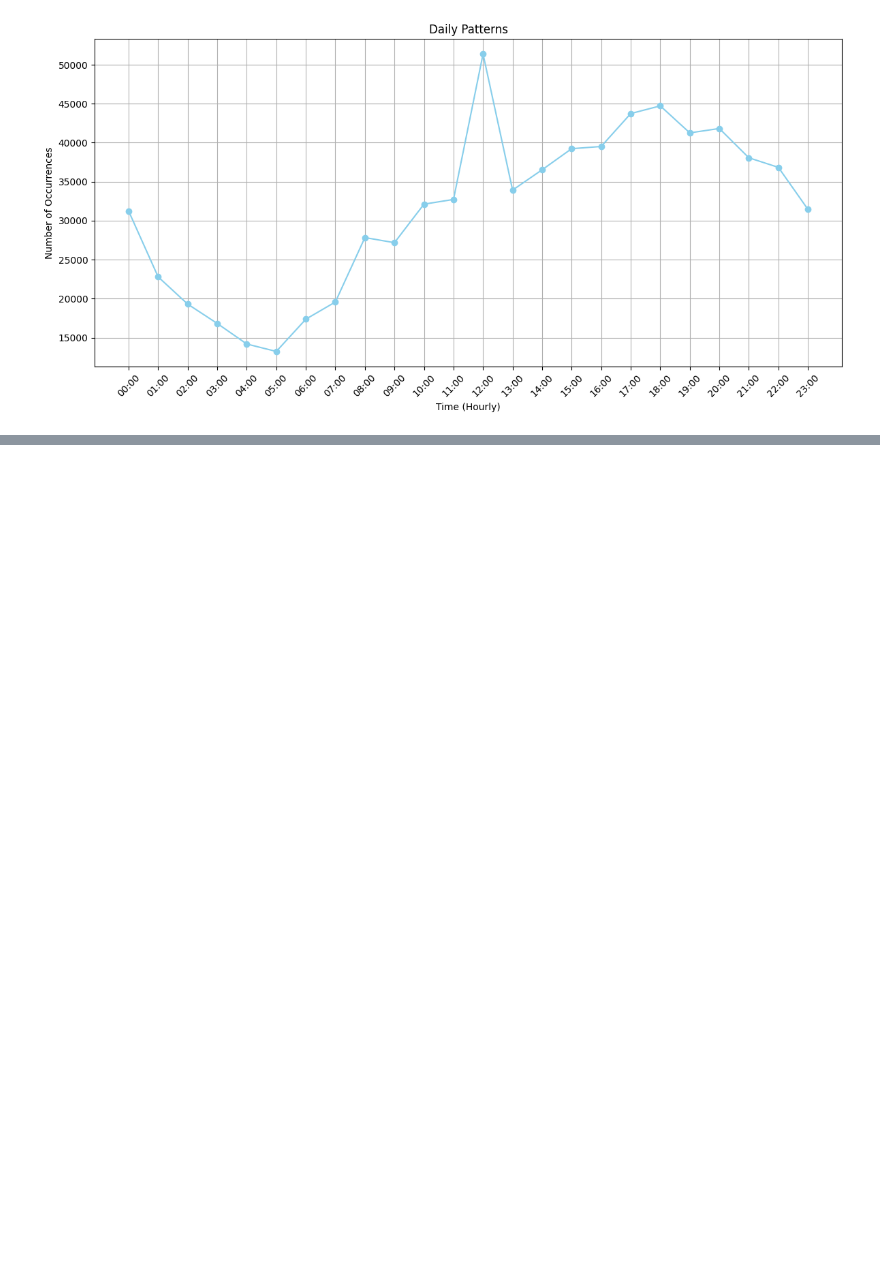
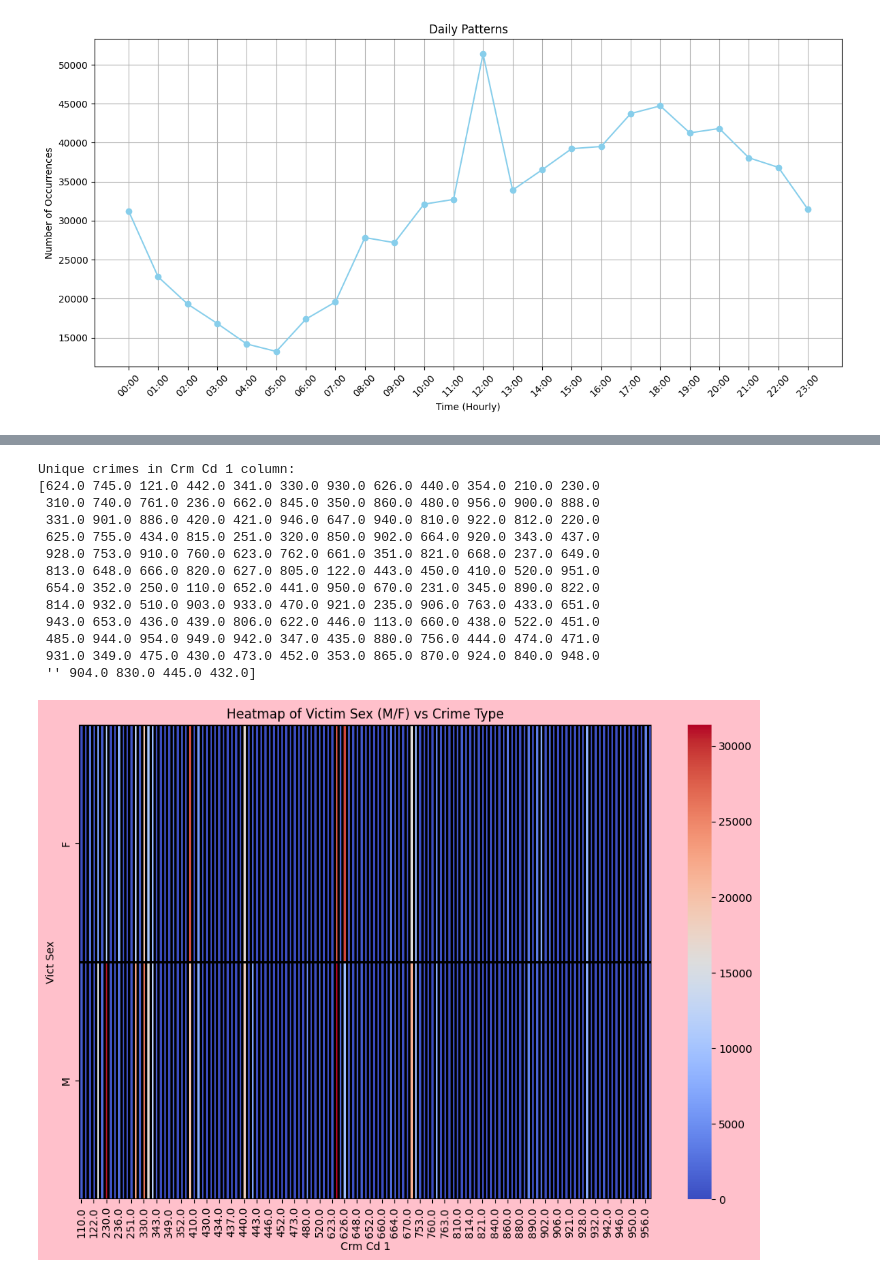
Before and after one commit to AAlimurung/APPLIED-AI-Datasets, a Jupyter notebook: main.ipynb, the cells around one changed output, grey strips where cells are left out. Drawn from its saved outputs; the diff is of its cells as text; code cells hidden in the pictures; blank space fills up the shorter version.

```diff
--- a/main.ipynb
+++ b/main.ipynb
@@ -121,0 +124,32 @@ Unique crimes in Crm Cd Desc column:
+# %%
+#crime correlation with victim sex
+#filtered dataset includes records with only M or F
+filtered_dataset = dataset[dataset['Vict Sex'].isin(['M', 'F'])]
+
+crime_types = filtered_dataset['Crm Cd 1'].unique()
+print("\nUnique crimes in Crm Cd 1 column:")
+print(crime_types)
+
+pivot_table = pd.crosstab(filtered_dataset['Vict Sex'], filtered_dataset['Crm Cd 1'])
+
+plt.figure(figsize=(12, 8), facecolor='pink')
+plt.title('Heatmap of Victim Sex (M/F) vs Crime Type')
+sns.heatmap(pivot_table, cmap='coolwarm', annot=False, linecolor='black', linewidths=1)
+
+
+plt.show()
+# %% [output]
+Unique crimes in Crm Cd 1 column:
+[624.0 745.0 121.0 442.0 341.0 330.0 930.0 626.0 440.0 354.0 210.0 230.0
+ 310.0 740.0 761.0 236.0 662.0 845.0 350.0 860.0 480.0 956.0 900.0 888.0
+ 331.0 901.0 886.0 420.0 421.0 946.0 647.0 940.0 810.0 922.0 812.0 220.0
+ 625.0 755.0 434.0 815.0 251.0 320.0 850.0 902.0 664.0 920.0 343.0 437.0
+ 928.0 753.0 910.0 760.0 623.0 762.0 661.0 351.0 821.0 668.0 237.0 649.0
+ 813.0 648.0 666.0 820.0 627.0 805.0 122.0 443.0 450.0 410.0 520.0 951.0
+ 654.0 352.0 250.0 110.0 652.0 441.0 950.0 670.0 231.0 345.0 890.0 822.0
+ 814.0 932.0 510.0 903.0 933.0 470.0 921.0 235.0 906.0 763.0 433.0 651.0
+ 943.0 653.0 436.0 439.0 806.0 622.0 446.0 113.0 660.0 438.0 522.0 451.0
+ 485.0 944.0 954.0 949.0 942.0 347.0 435.0 880.0 756.0 444.0 474.0 471.0
+ 931.0 349.0 475.0 430.0 473.0 452.0 353.0 865.0 870.0 924.0 840.0 948.0
+ '' 904.0 830.0 445.0 432.0]
+[figure, added]
```
Also changed, not shown: parts of 2 cells of this notebook.
